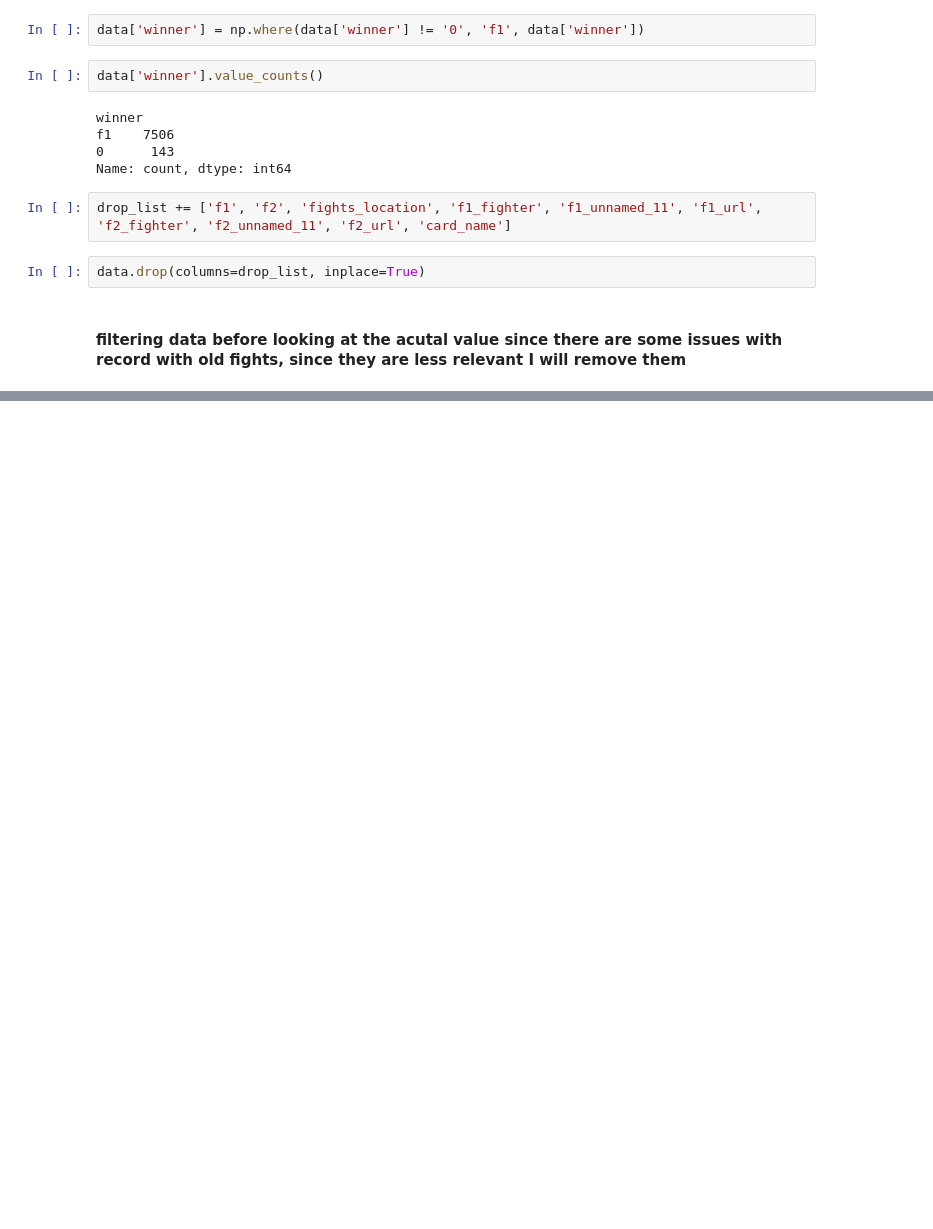
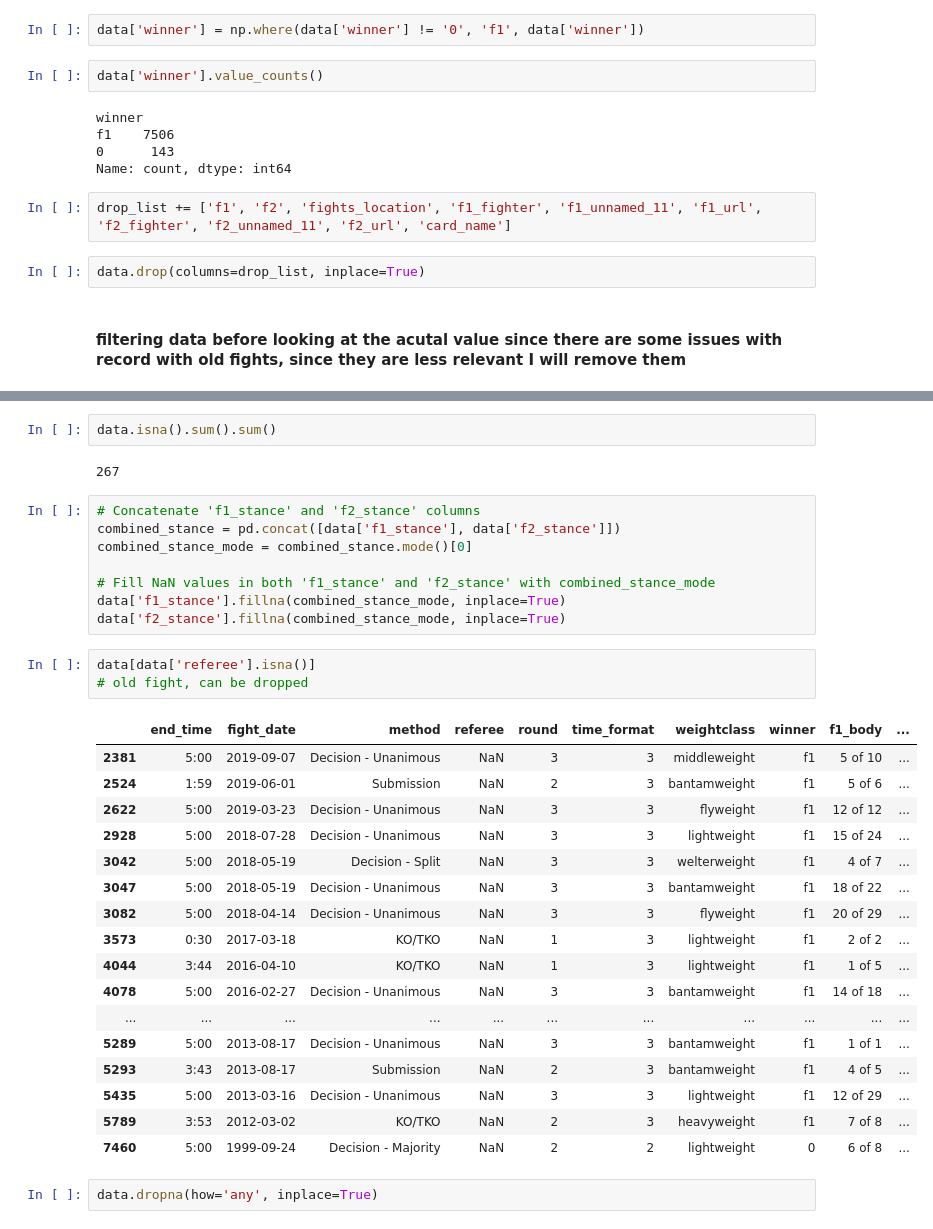
Before and after one commit to jeaend/UFC_Fight_Outcome_Prediction, a Jupyter notebook: 2_data_preparation/2_clean_and_rearragne.ipynb, the cells around one changed output, grey strips where cells are left out. Drawn from its saved outputs; the diff is of its cells as text; blank space fills up the shorter version.

```diff
--- a/2_data_preparation/2_clean_and_rearragne.ipynb
+++ b/2_data_preparation/2_clean_and_rearragne.ipynb
@@ -145,0 +141,35 @@ print(cleaned_weight_classes)
+# %%
+data.isna().sum().sum()
+# %% [output]
+267
+# %%
+# Concatenate 'f1_stance' and 'f2_stance' columns
+combined_stance = pd.concat([data['f1_stance'], data['f2_stance']])
+combined_stance_mode = combined_stance.mode()[0]
+
+# Fill NaN values in both 'f1_stance' and 'f2_stance' with combined_stance_mode
+data['f1_stance'].fillna(combined_stance_mode, inplace=True)
+data['f2_stance'].fillna(combined_stance_mode, inplace=True)
+# %%
+data[data['referee'].isna()]
+# old fight, can be dropped
+# %% [output]
+|  | end_time | fight_date | method | referee | round | time_format | weightclass | winner | f1_body | ... |
+| 2381 | 5:00 | 2019-09-07 | Decision - Unanimous | NaN | 3 | 3 | middleweight | f1 | 5 of 10 | ... |
+| 2524 | 1:59 | 2019-06-01 | Submission | NaN | 2 | 3 | bantamweight | f1 | 5 of 6 | ... |
+| 2622 | 5:00 | 2019-03-23 | Decision - Unanimous | NaN | 3 | 3 | flyweight | f1 | 12 of 12 | ... |
+| 2928 | 5:00 | 2018-07-28 | Decision - Unanimous | NaN | 3 | 3 | lightweight | f1 | 15 of 24 | ... |
+| 3042 | 5:00 | 2018-05-19 | Decision - Split | NaN | 3 | 3 | welterweight | f1 | 4 of 7 | ... |
+| 3047 | 5:00 | 2018-05-19 | Decision - Unanimous | NaN | 3 | 3 | bantamweight | f1 | 18 of 22 | ... |
+| 3082 | 5:00 | 2018-04-14 | Decision - Unanimous | NaN | 3 | 3 | flyweight | f1 | 20 of 29 | ... |
+| 3573 | 0:30 | 2017-03-18 | KO/TKO | NaN | 1 | 3 | lightweight | f1 | 2 of 2 | ... |
+| 4044 | 3:44 | 2016-04-10 | KO/TKO | NaN | 1 | 3 | lightweight | f1 | 1 of 5 | ... |
+| 4078 | 5:00 | 2016-02-27 | Decision - Unanimous | NaN | 3 | 3 | bantamweight | f1 | 14 of 18 | ... |
+| ... | ... | ... | ... | ... | ... | ... | ... | ... | ... | ... |
+| 5289 | 5:00 | 2013-08-17 | Decision - Unanimous | NaN | 3 | 3 | bantamweight | f1 | 1 of 1 | ... |
+| 5293 | 3:43 | 2013-08-17 | Submission | NaN | 2 | 3 | bantamweight | f1 | 4 of 5 | ... |
+| 5435 | 5:00 | 2013-03-16 | Decision - Unanimous | NaN | 3 | 3 | lightweight | f1 | 12 of 29 | ... |
+| 5789 | 3:53 | 2012-03-02 | KO/TKO | NaN | 2 | 3 | heavyweight | f1 | 7 of 8 | ... |
+| 7460 | 5:00 | 1999-09-24 | Decision - Majority | NaN | 2 | 2 | lightweight | 0 | 6 of 8 | ... |
+# %%
+data.dropna(how='any', inplace=True)
```
Also changed, not shown: parts of 18 cells of this notebook.
